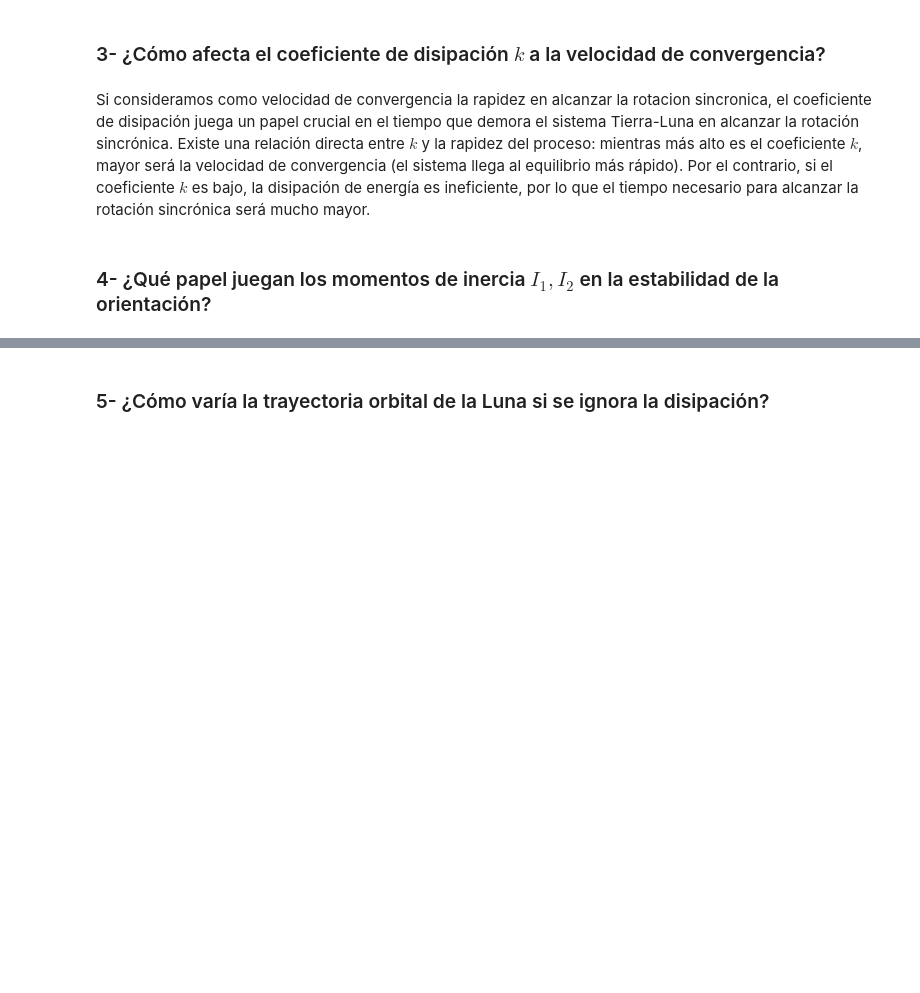
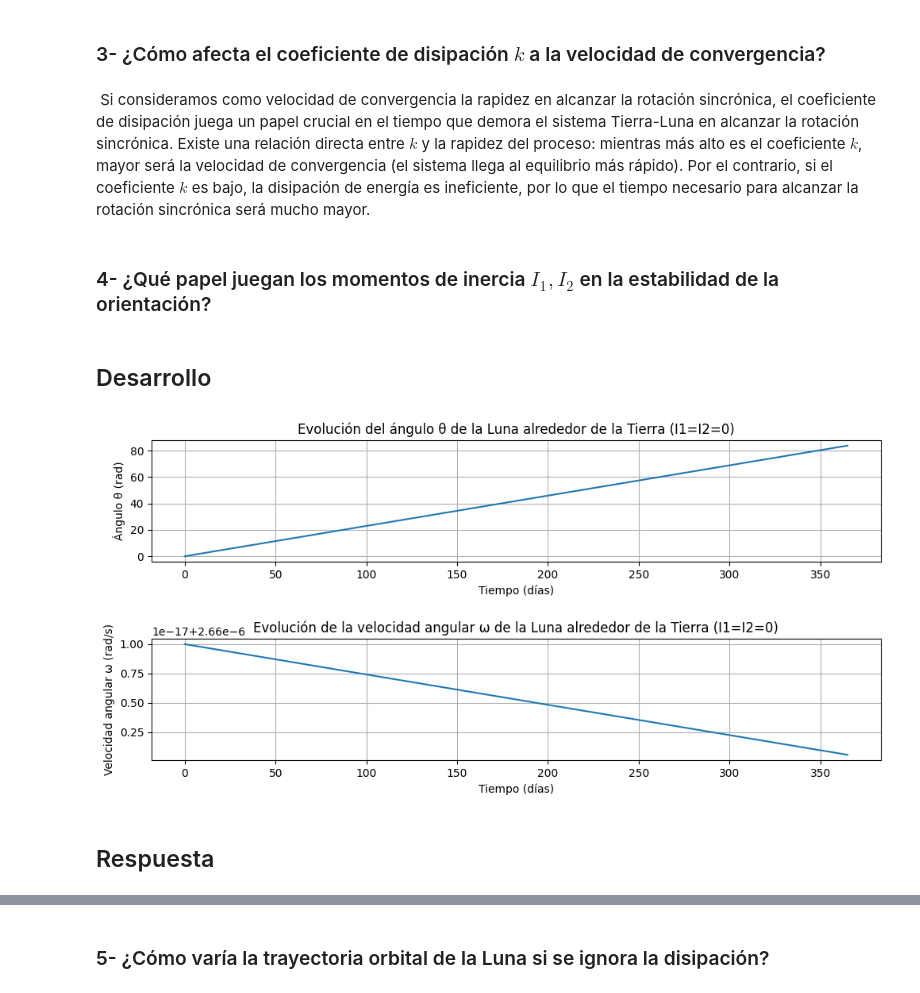
Before and after one commit to PM-lopez/Rotacion-Sincronica-de-la-Luna, a Jupyter notebook: solucion.ipynb, the cells around one changed output, grey strips where cells are left out. Drawn from its saved outputs; the diff is of its cells as text; code cells hidden in the pictures; blank space fills up the shorter version.

```diff
--- a/solucion.ipynb
+++ b/solucion.ipynb
@@ -117,6 +109,49 @@ Como se puede observar del grafico, la evolucion del angulo de la luna alrededor
 # %% [markdown]
 ### 3- ¿Cómo afecta el coeficiente de disipación $k$ a la velocidad de convergencia? ###
 # %% [markdown]
- Si consideramos como velocidad de convergencia la rapidez en alcanzar la rotacion sincronica, el coeficiente de disipación juega un papel crucial en el tiempo que demora el sistema Tierra-Luna en alcanzar la rotación sincrónica. Existe una relación directa entre $k$ y la rapidez del proceso: mientras más alto es el coeficiente $k$, mayor será la velocidad de convergencia (el sistema llega al equilibrio más rápido). Por el contrario, si el coeficiente $k$ es bajo, la disipación de energía es ineficiente, por lo que el tiempo necesario para alcanzar la rotación sincrónica será mucho mayor.
+ Si consideramos como velocidad de convergencia la rapidez en alcanzar la rotación sincrónica, el coeficiente de disipación juega un papel crucial en el tiempo que demora el sistema Tierra-Luna en alcanzar la rotación sincrónica. Existe una relación directa entre $k$ y la rapidez del proceso: mientras más alto es el coeficiente $k$, mayor será la velocidad de convergencia (el sistema llega al equilibrio más rápido). Por el contrario, si el coeficiente $k$ es bajo, la disipación de energía es ineficiente, por lo que el tiempo necesario para alcanzar la rotación sincrónica será mucho mayor.
 # %% [markdown]
 ### 4- ¿Qué papel juegan los momentos de inercia $I_{1}, I_{2}$ en la estabilidad de la orientación? ###
+# %% [markdown]
+## Desarrollo ##
+# %%
+# Consideramos el caso (I1=I2) para comparar resultados
+I1_test = 0
+I2_test = 0
+I3_test = 2/5 * m * Rluna**2
+
+# Copiamos el codigo realizado anteriormente pero con el caso actual
+def f_rotacional_test(t,theta,w):
+    x_actual = np.interp(t, t_values, r_values[:, 0])
+    y_actual = np.interp(t, t_values, r_values[:, 1])
+    r_mag = np.sqrt(x_actual**2 + y_actual**2)
+    theta_r= np.arctan2(y_actual, x_actual)
+    return -((3*G*M*(I2_test-I1_test))/(I3_test*r_mag**3)) * np.sin(2*(theta - theta_r))- (k*w)/I3_test
+
+theta0 = 0
+w0 = 2.66e-6
+
+_, theta_values_test, w_values_test = rk4_method_second_order(f_rotacional_test, t0, theta0, w0, tf, h)
+# %%
+# Graficamos los resultados de la rotacional
+
+plt.figure(figsize=(10, 5))
+plt.subplot(2, 1, 1)
+plt.plot(t_values/ (24 * 3600), theta_values_test)
+plt.xlabel("Tiempo (días)")
+plt.ylabel("Ángulo θ (rad)")
+plt.title("Evolución del ángulo θ de la Luna alrededor de la Tierra (I1=I2=0)")
+plt.grid()
+plt.subplot(2, 1, 2)
+plt.plot(t_values / (24 * 3600), w_values_test)
+plt.xlabel("Tiempo (días)")
+plt.ylabel("Velocidad angular ω (rad/s)")
+plt.title("Evolución de la velocidad angular ω de la Luna alrededor de la Tierra (I1=I2=0)")
+plt.grid()
+plt.tight_layout()
+plt.savefig("grafico_prueba_I1_I2.png", dpi=100, bbox_inches='tight')
+plt.show()
+# %% [output]
+[figure, added]
+# %% [markdown]
+## Respuesta ##
```
Also changed, not shown: parts of 7 cells of this notebook.
